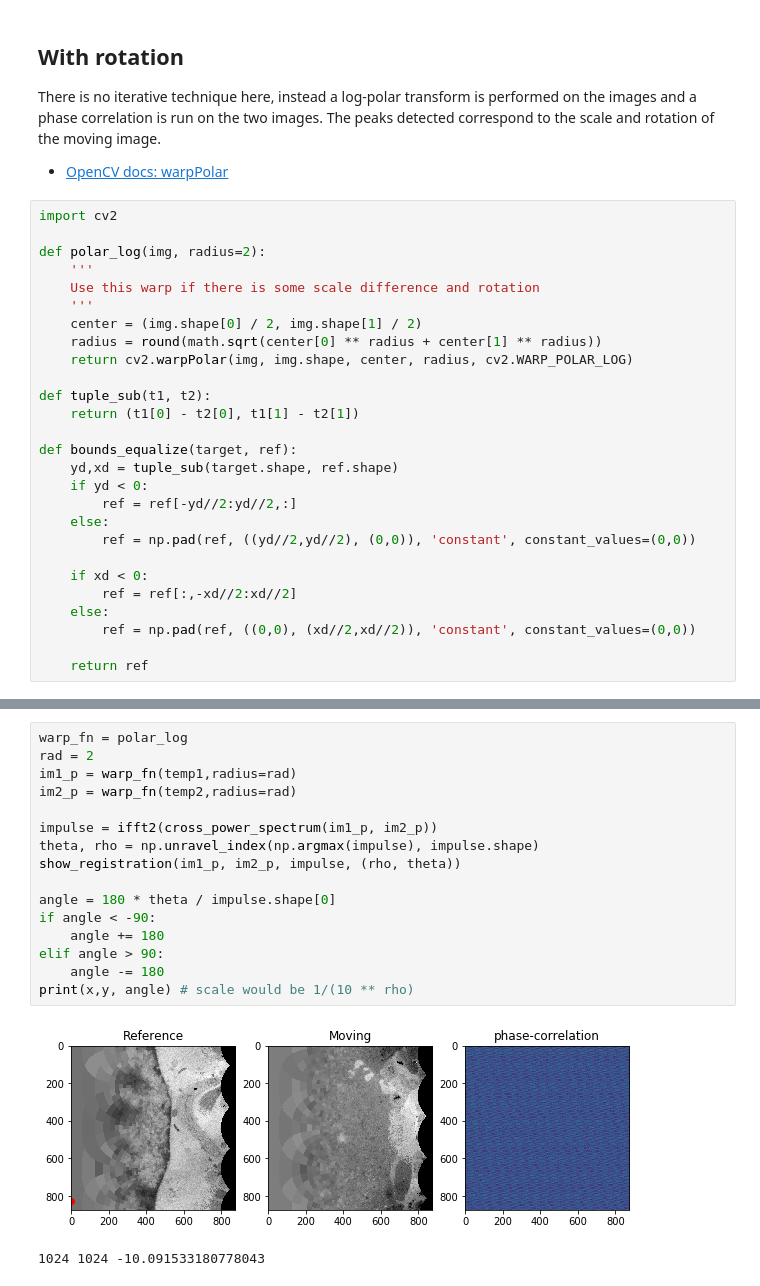
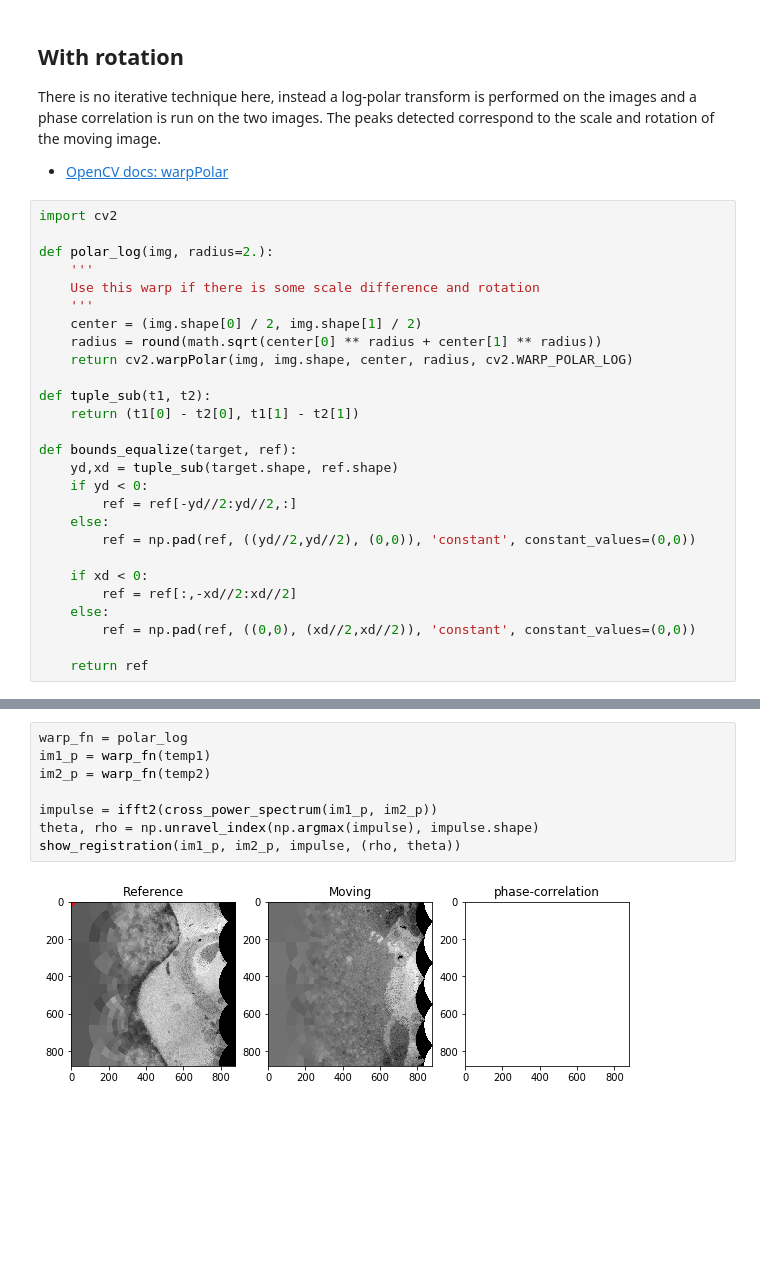
Before and after one commit to tristaaan/stitch-eval, a Jupyter notebook: notebooks/frequency-method.ipynb, the cells around one changed output, grey strips where cells are left out. Cells and saved outputs as stored; diff of their text form; blank space fills up the shorter version.

Commit message:
angle fix

```diff
--- a/notebooks/frequency-method.ipynb
+++ b/notebooks/frequency-method.ipynb
@@ -82,7 +82,7 @@ There is no iterative technique here, instead a log-polar transform is performed
 # %%
 import cv2
 
-def polar_log(img, radius=2):
+def polar_log(img, radius=2.):
     '''
     Use this warp if there is some scale difference and rotation
     '''
@@ -127,19 +127,10 @@ show_registration(temp1, temp2, np.array([[1,2],[3,4]]), (0,0))
 # %%
 warp_fn = polar_log
-rad = 2
-im1_p = warp_fn(temp1,radius=rad)
-im2_p = warp_fn(temp2,radius=rad)
+im1_p = warp_fn(temp1)
+im2_p = warp_fn(temp2)
 
 impulse = ifft2(cross_power_spectrum(im1_p, im2_p))
 theta, rho = np.unravel_index(np.argmax(impulse), impulse.shape)
 show_registration(im1_p, im2_p, impulse, (rho, theta))
-
-angle = 180 * theta / impulse.shape[0]
-if angle < -90:
-    angle += 180
-elif angle > 90:
-    angle -= 180
-print(x,y, angle) # scale would be 1/(10 ** rho)
 # %% [output]
-[figure, old version]
+[figure, new version]
-1024 1024 -10.091533180778043
```
Also changed, not shown: parts of 3 cells of this notebook.
